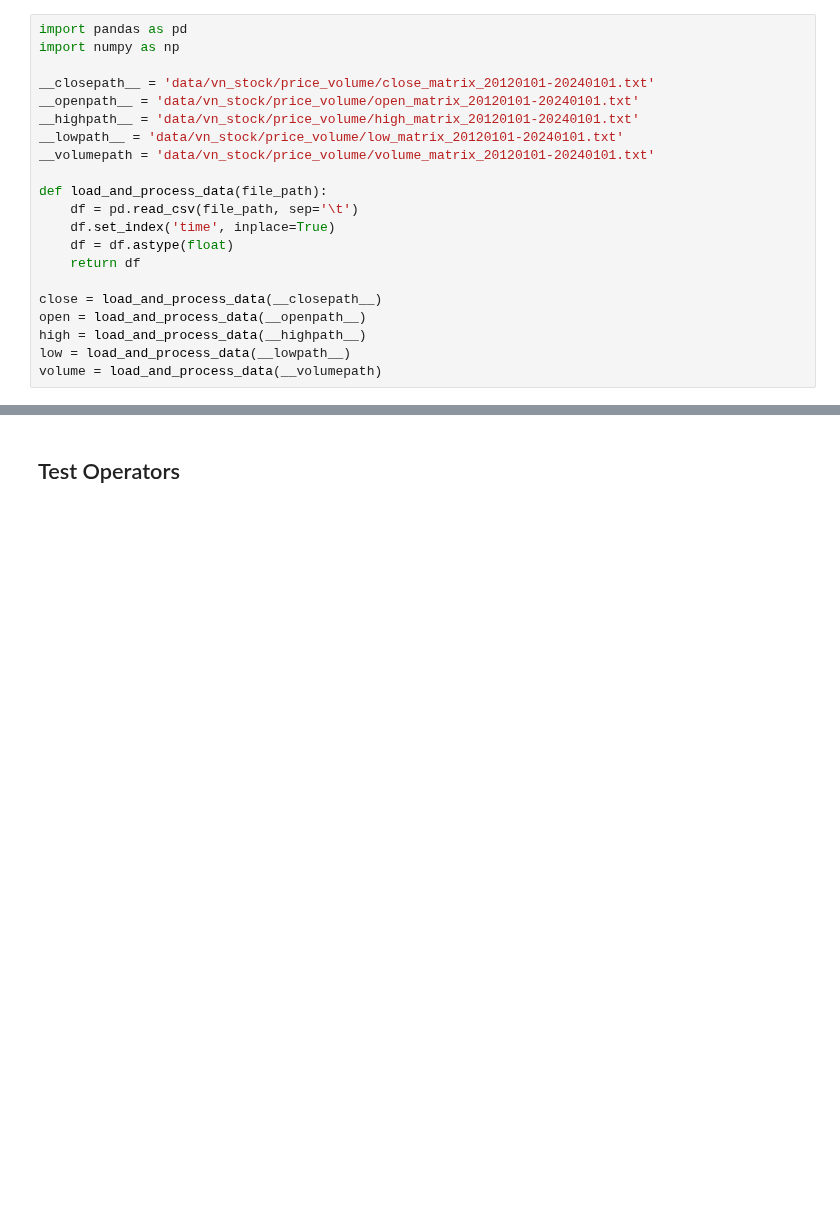
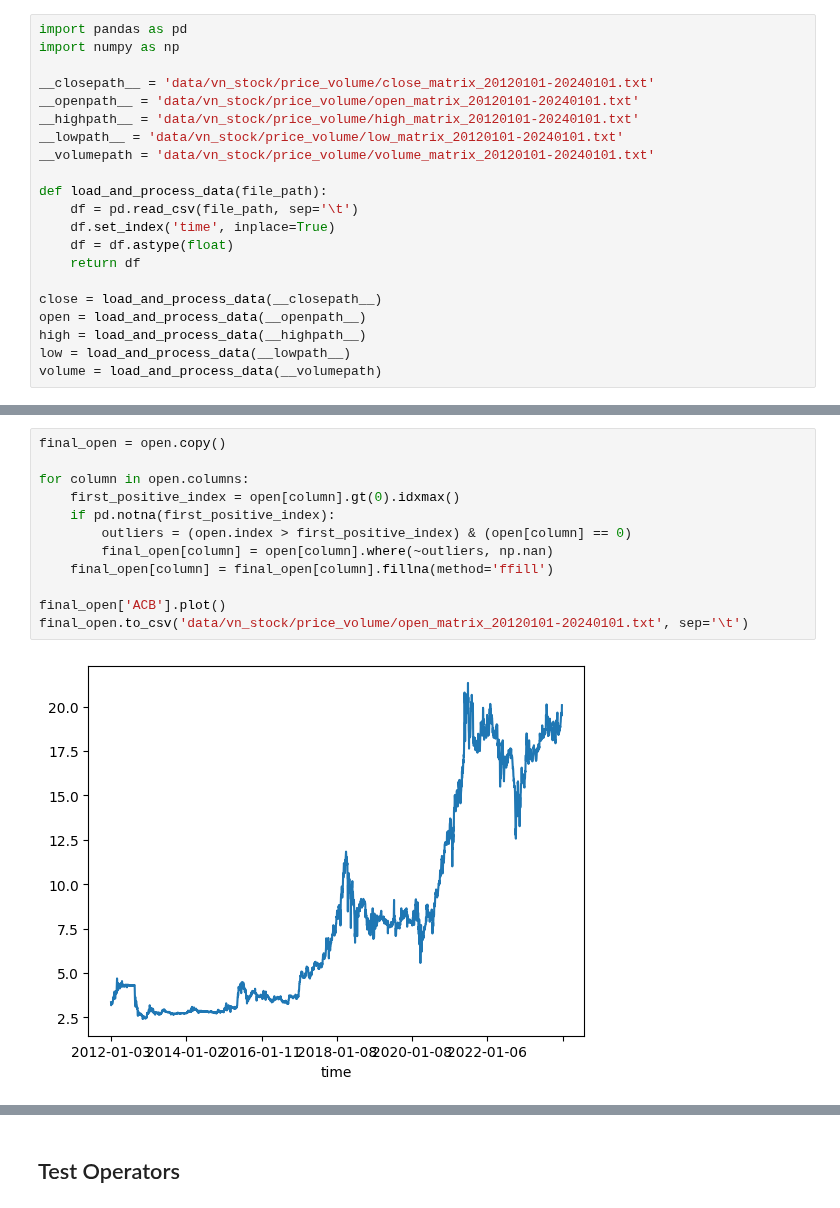
Before and after one commit to trungchien171/vn_backtester, a Jupyter notebook: notebook/data_handling.ipynb, the cells around one changed output, grey strips where cells are left out. Saved outputs shown, nothing was run; the diff lists cells and outputs as text; blank space fills up the shorter version.

```diff
--- a/notebook/data_handling.ipynb
+++ b/notebook/data_handling.ipynb
@@ -27,0 +42,14 @@ volume = load_and_process_data(__volumepath)
+# %%
+final_open = open.copy()
+
+for column in open.columns:
+    first_positive_index = open[column].gt(0).idxmax()
+    if pd.notna(first_positive_index):
+        outliers = (open.index > first_positive_index) & (open[column] == 0)
+        final_open[column] = open[column].where(~outliers, np.nan)
+    final_open[column] = final_open[column].fillna(method='ffill')
+
+final_open['ACB'].plot()
+final_open.to_csv('data/vn_stock/price_volume/open_matrix_20120101-20240101.txt', sep='\t')
+# %% [output]
+[figure, added]
```
Also changed, not shown: parts of 8 cells of this notebook, 31 other files.
